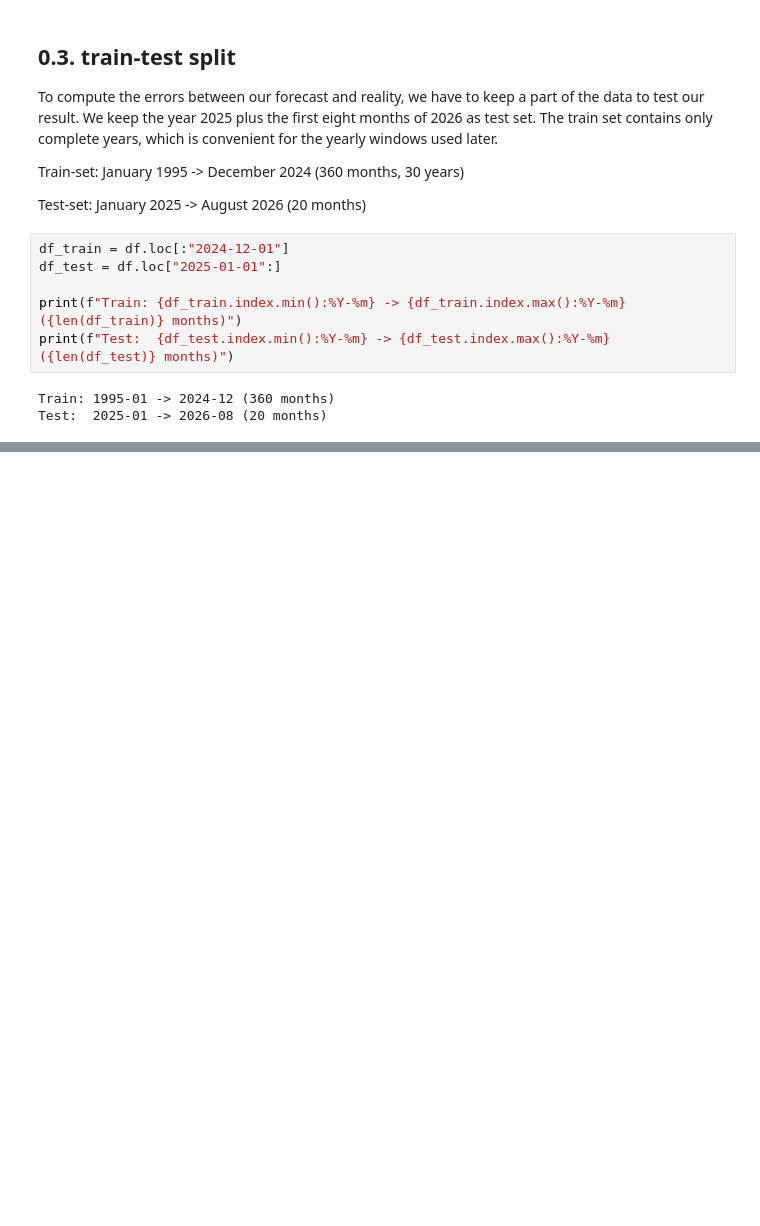
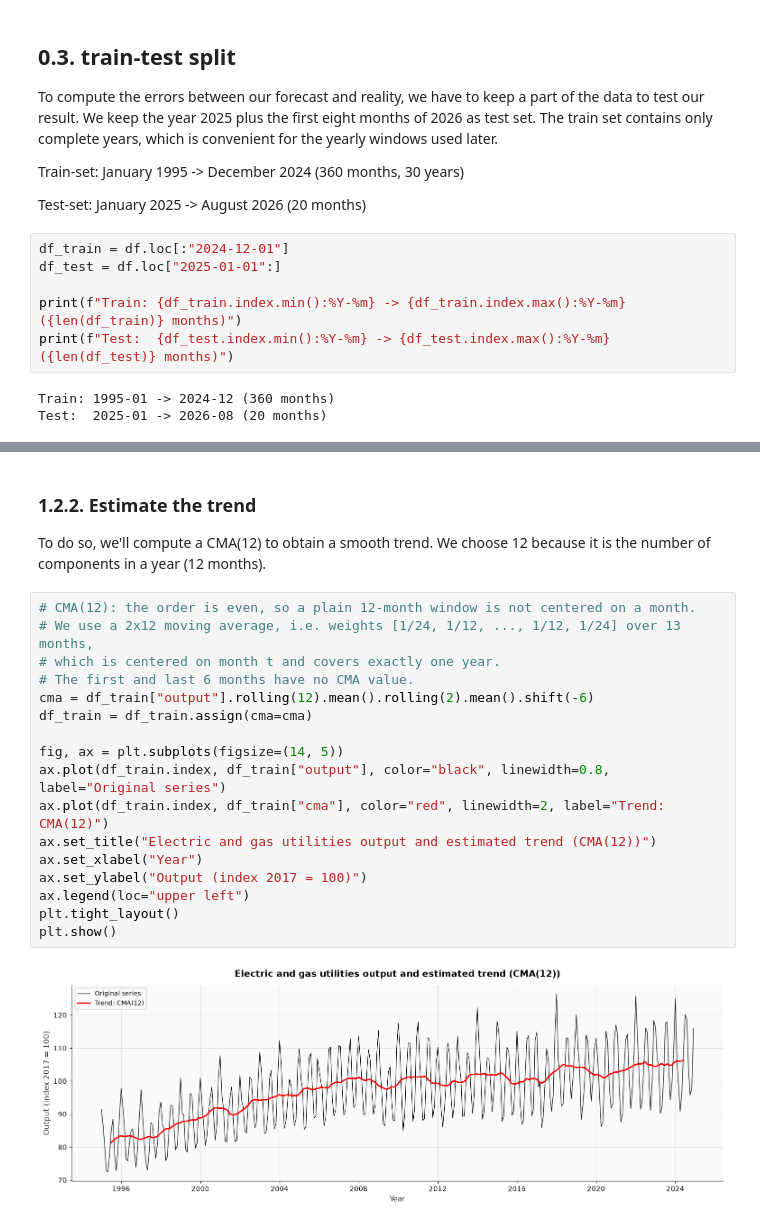
Before and after one commit to loop-enjoyer/TSA_Project, a Jupyter notebook: TSA-Project - Tanguy MANDRILLON.ipynb, the cells around one changed output, grey strips where cells are left out. Drawn from its saved outputs; the diff is of its cells as text; blank space fills up the shorter version.

```diff
--- a/TSA-Project - Tanguy MANDRILLON.ipynb
+++ b/TSA-Project - Tanguy MANDRILLON.ipynb
@@ -144,0 +310,22 @@ Test:  2025-01 -> 2026-08 (20 months)
+# %% [markdown]
+### 1.2.2. Estimate the trend
+To do so, we'll compute a CMA(12) to obtain a smooth trend. We choose 12 because it is the number of components in a year (12 months).
+# %%
+# CMA(12): the order is even, so a plain 12-month window is not centered on a month.
+# We use a 2x12 moving average, i.e. weights [1/24, 1/12, ..., 1/12, 1/24] over 13 months,
+# which is centered on month t and covers exactly one year.
+# The first and last 6 months have no CMA value.
+cma = df_train["output"].rolling(12).mean().rolling(2).mean().shift(-6)
+df_train = df_train.assign(cma=cma)
+
+fig, ax = plt.subplots(figsize=(14, 5))
+ax.plot(df_train.index, df_train["output"], color="black", linewidth=0.8, label="Original series")
+ax.plot(df_train.index, df_train["cma"], color="red", linewidth=2, label="Trend: CMA(12)")
+ax.set_title("Electric and gas utilities output and estimated trend (CMA(12))")
+ax.set_xlabel("Year")
+ax.set_ylabel("Output (index 2017 = 100)")
+ax.legend(loc="upper left")
+plt.tight_layout()
+plt.show()
+# %% [output]
+[figure, added]
```
Also changed, not shown: parts of 23 cells of this notebook.
